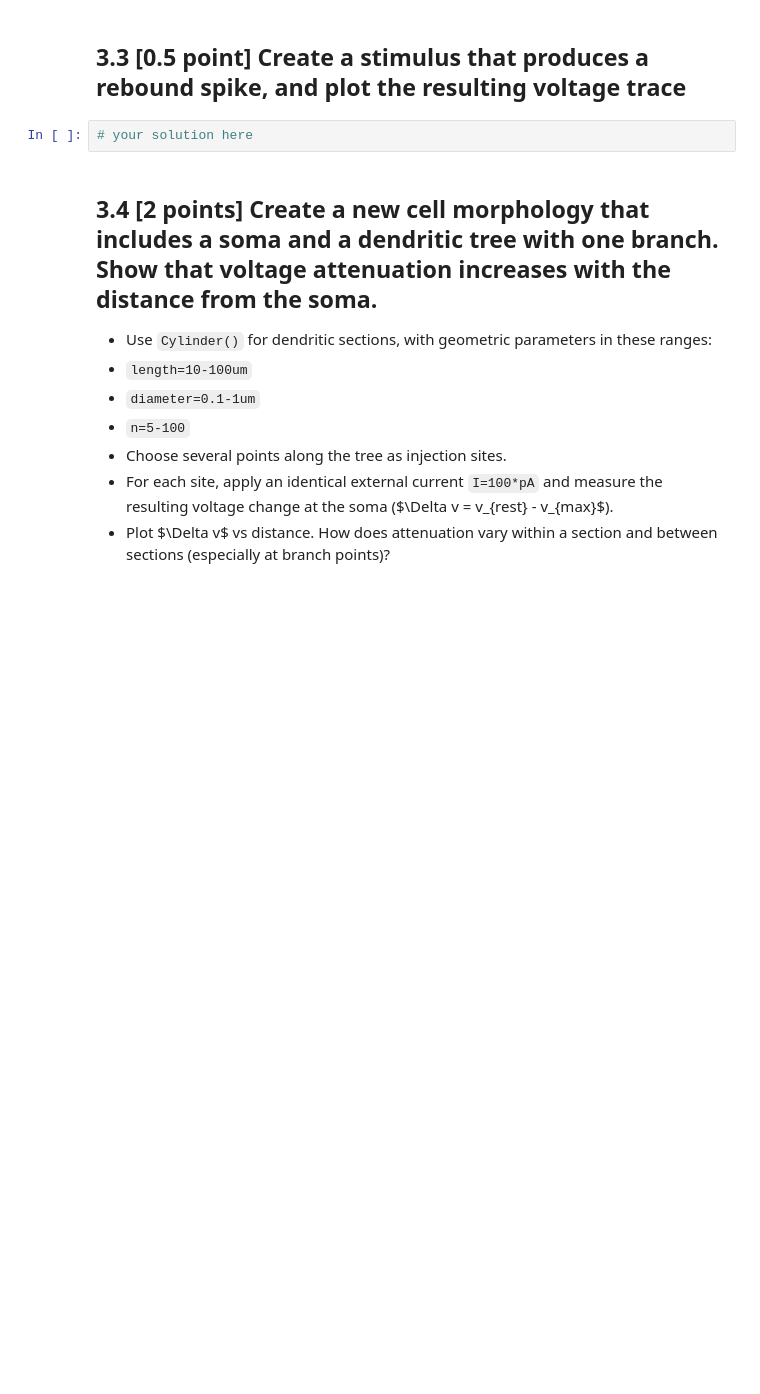
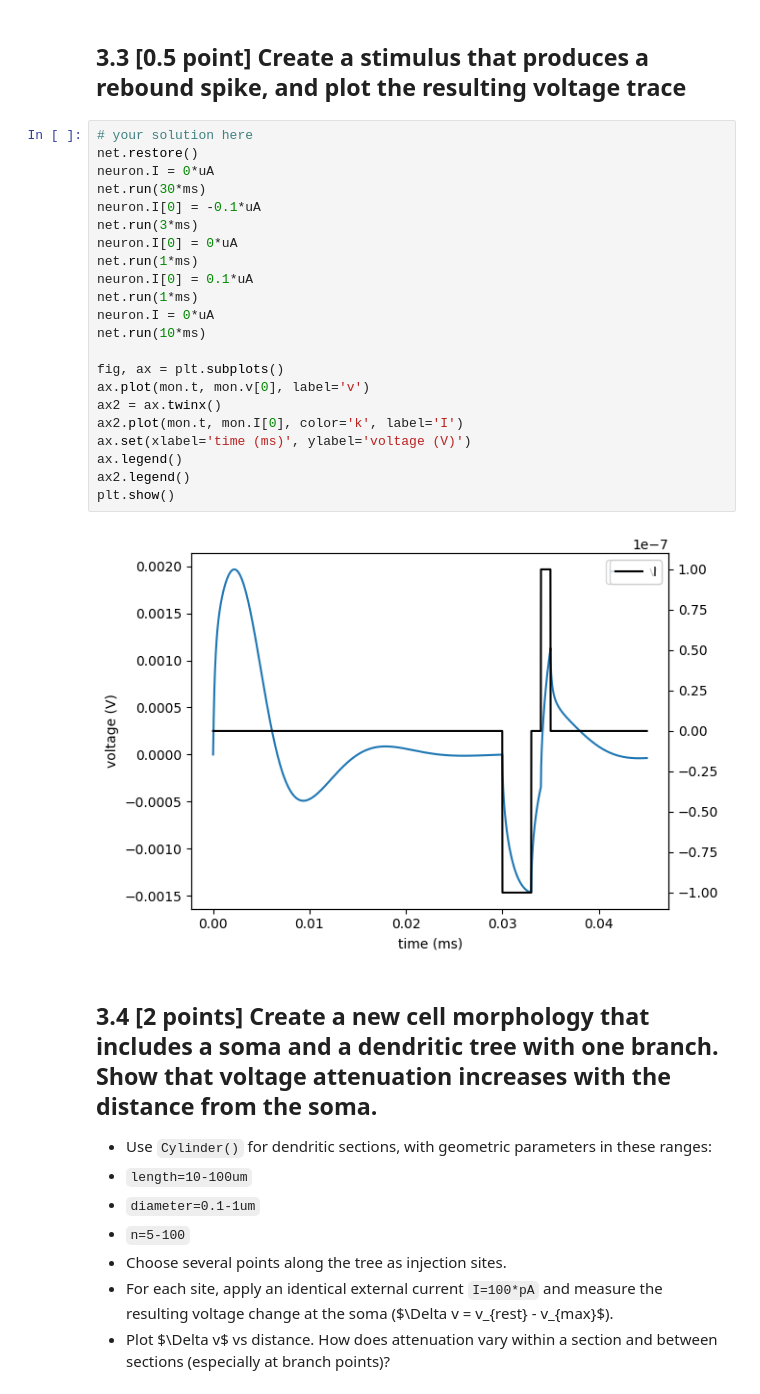
Before and after one commit to draymond63/syde-552, a Jupyter notebook: assignment1.ipynb, the cells around one changed output. Saved outputs shown, nothing was run; the diff lists cells and outputs as text; blank space fills up the shorter version.

````diff
--- a/assignment1.ipynb
+++ b/assignment1.ipynb
@@ -567,7 +579,29 @@ plt.show()
 # %% [markdown]
 ## 3.3 [0.5 point] Create a stimulus that produces a rebound spike, and plot the resulting voltage trace
-# %%
-# your solution here
+# %%
+# your solution here
+net.restore()
+neuron.I = 0*uA
+net.run(30*ms)
+neuron.I[0] = -0.1*uA
+net.run(3*ms)
+neuron.I[0] = 0*uA
+net.run(1*ms)
+neuron.I[0] = 0.1*uA
+net.run(1*ms)
+neuron.I = 0*uA
+net.run(10*ms)
+
+fig, ax = plt.subplots()
+ax.plot(mon.t, mon.v[0], label='v')
+ax2 = ax.twinx()
+ax2.plot(mon.t, mon.I[0], color='k', label='I')
+ax.set(xlabel='time (ms)', ylabel='voltage (V)')
+ax.legend()
+ax2.legend()
+plt.show()
+# %% [output]
+[figure, added]
 # %% [markdown]
 ## 3.4 [2 points] Create a new cell morphology that includes a soma and a dendritic tree with one branch. Show that voltage attenuation increases with the distance from the soma.
 - Use ```Cylinder()``` for dendritic sections, with geometric parameters in these ranges:
````
Also changed, not shown: parts of 6 cells of this notebook.
